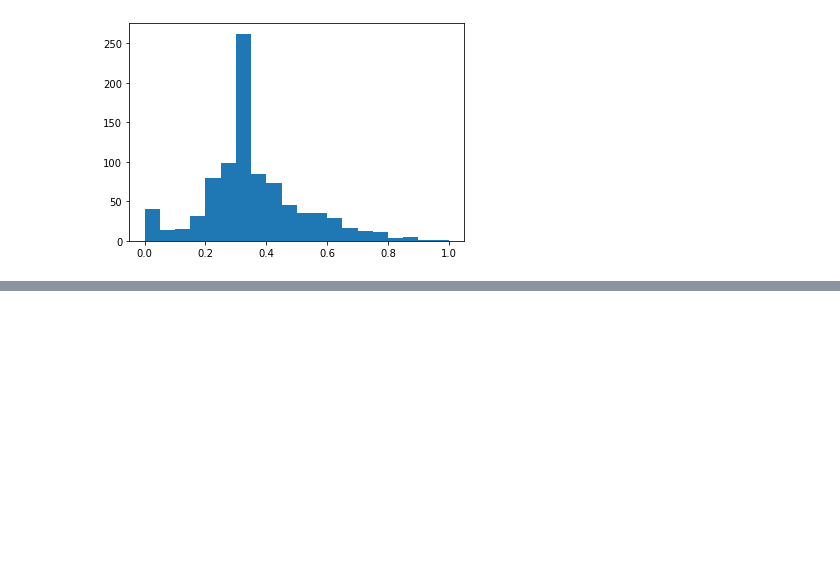
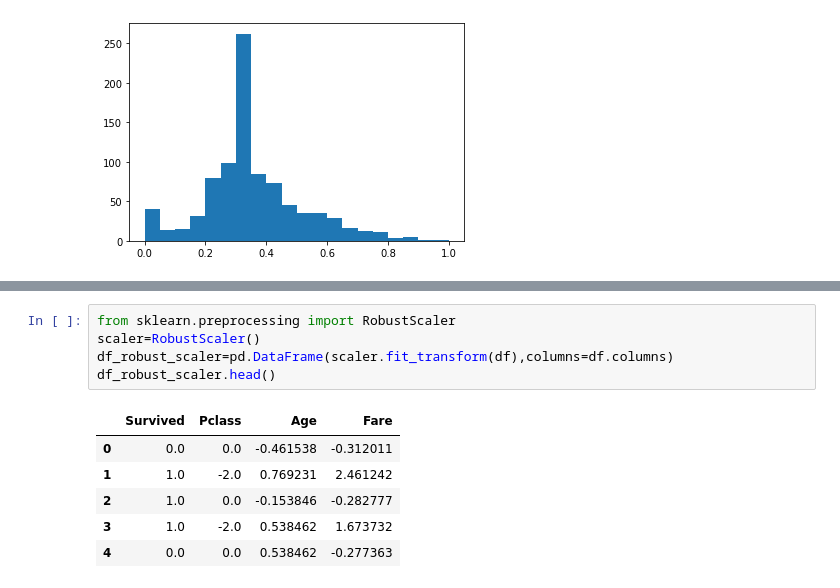
Before and after one commit to deepakkum21/Feature-Engineering, a Jupyter notebook: Types of Feature Transformation .ipynb, the cells around one changed output, grey strips where cells are left out. Drawn from its saved outputs; the diff is of its cells as text; blank space fills up the shorter version.

```diff
--- a/Types of Feature Transformation .ipynb
+++ b/Types of Feature Transformation .ipynb
@@ -230,0 +245,12 @@ plt.hist(df_minmax['Age'],bins=20)
+# %%
+from sklearn.preprocessing import RobustScaler
+scaler=RobustScaler()
+df_robust_scaler=pd.DataFrame(scaler.fit_transform(df),columns=df.columns)
+df_robust_scaler.head()
+# %% [output]
+|  | Survived | Pclass | Age | Fare |
+| 0 | 0.0 | 0.0 | -0.461538 | -0.312011 |
+| 1 | 1.0 | -2.0 | 0.769231 | 2.461242 |
+| 2 | 1.0 | 0.0 | -0.153846 | -0.282777 |
+| 3 | 1.0 | -2.0 | 0.538462 | 1.673732 |
+| 4 | 0.0 | 0.0 | 0.538462 | -0.277363 |
```
Also changed, not shown: parts of 5 cells of this notebook.
